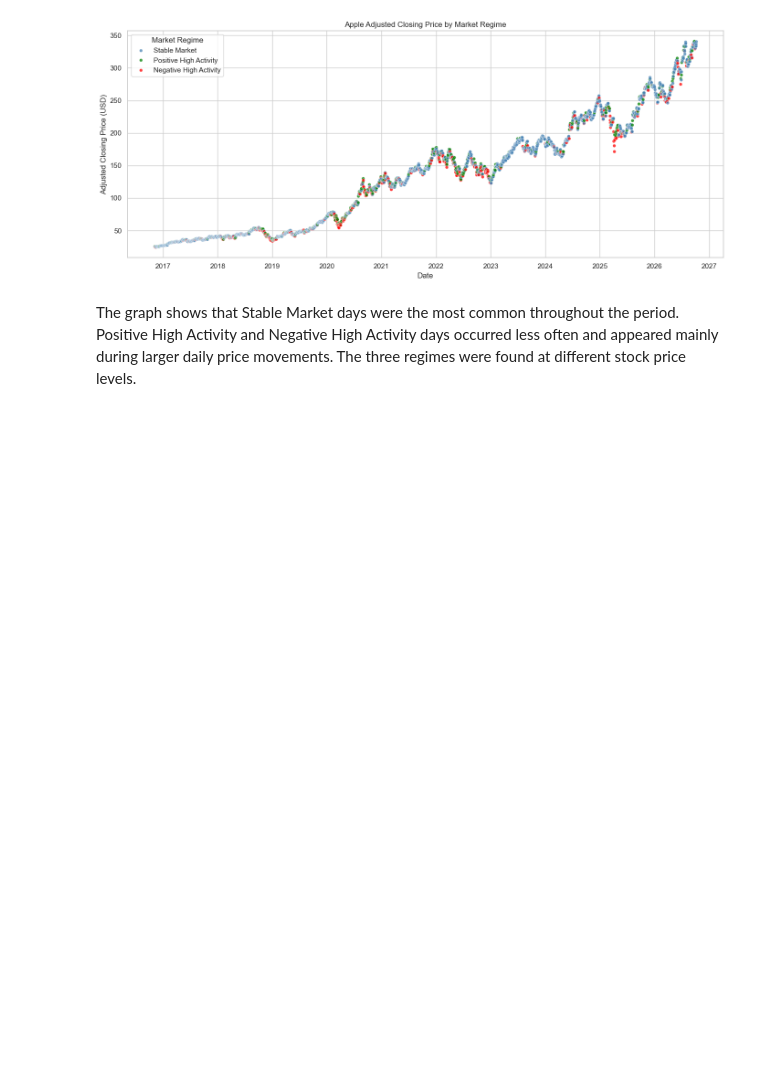
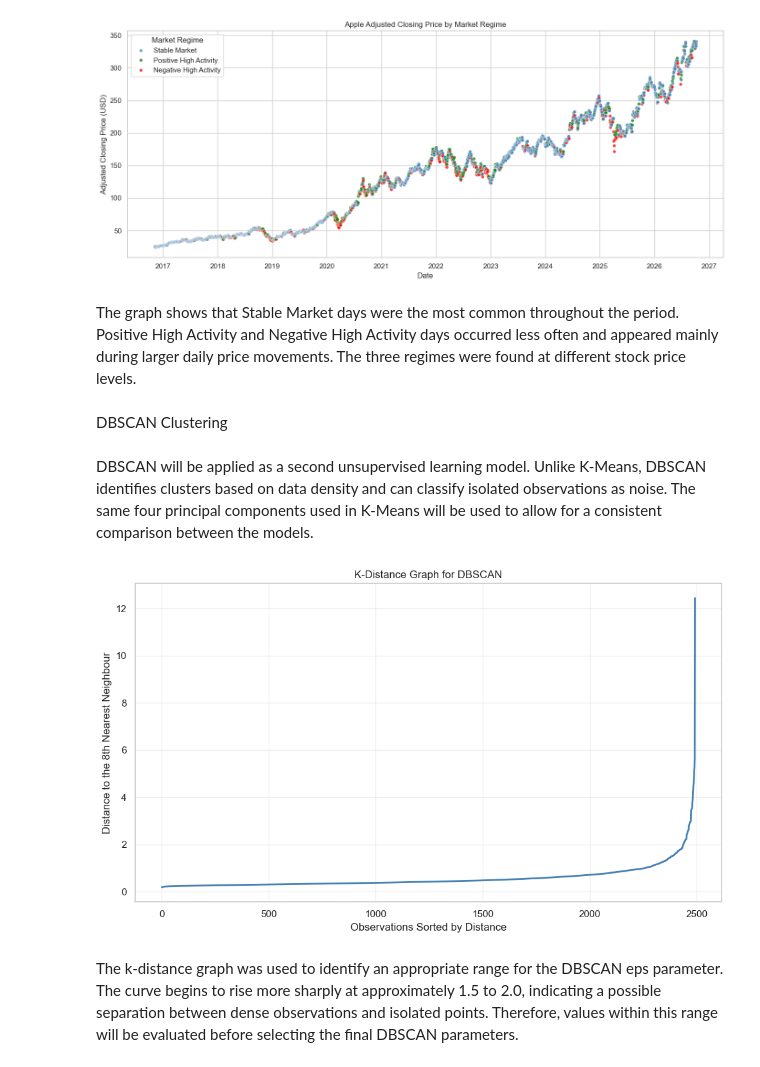
Before and after one commit to 2026228-dev/CA1MLB-2026228, a Jupyter notebook: AAPL.ipynb, the cells around one changed output. Cells and saved outputs as stored; diff of their text form; code cells hidden in the pictures; blank space fills up the shorter version.

```diff
--- a/AAPL.ipynb
+++ b/AAPL.ipynb
@@ -1048,3 +1062,42 @@ plt.show()
 [figure]
 # %% [markdown]
 The graph shows that Stable Market days were the most common throughout the period. Positive High Activity and Negative High Activity days occurred less often and appeared mainly during larger daily price movements. The three regimes were found at different stock price levels.
+# %% [markdown]
+DBSCAN Clustering
+# %% [markdown]
+DBSCAN will be applied as a second unsupervised learning model. Unlike K-Means, DBSCAN identifies clusters based on data density and can classify isolated observations as noise. The same four principal components used in K-Means will be used to allow for a consistent comparison between the models.
+# %%
+from sklearn.neighbors import NearestNeighbors
+import numpy as np
+import matplotlib.pyplot as plt
+
+min_samples = 8
+
+nearest_neighbors = NearestNeighbors(
+    n_neighbors=min_samples
+)
+
+nearest_neighbors.fit(pca_data)
+
+distances, _ = nearest_neighbors.kneighbors()
+
+k_distances = np.sort(distances[:, -1])
+
+plt.figure(figsize=(10, 6))
+
+plt.plot(
+    k_distances,
+    color="steelblue",
+    linewidth=2
+)
+
+plt.title("K-Distance Graph for DBSCAN")
+plt.xlabel("Observations Sorted by Distance")
+plt.ylabel("Distance to the 8th Nearest Neighbour")
+plt.grid(alpha=0.3)
+plt.tight_layout()
+plt.show()
+# %% [output]
+[figure, added]
+# %% [markdown]
+The k-distance graph was used to identify an appropriate range for the DBSCAN eps parameter. The curve begins to rise more sharply at approximately 1.5 to 2.0, indicating a possible separation between dense observations and isolated points. Therefore, values within this range will be evaluated before selecting the final DBSCAN parameters.
```
Also changed, not shown: parts of 33 cells of this notebook, 1 other file.
